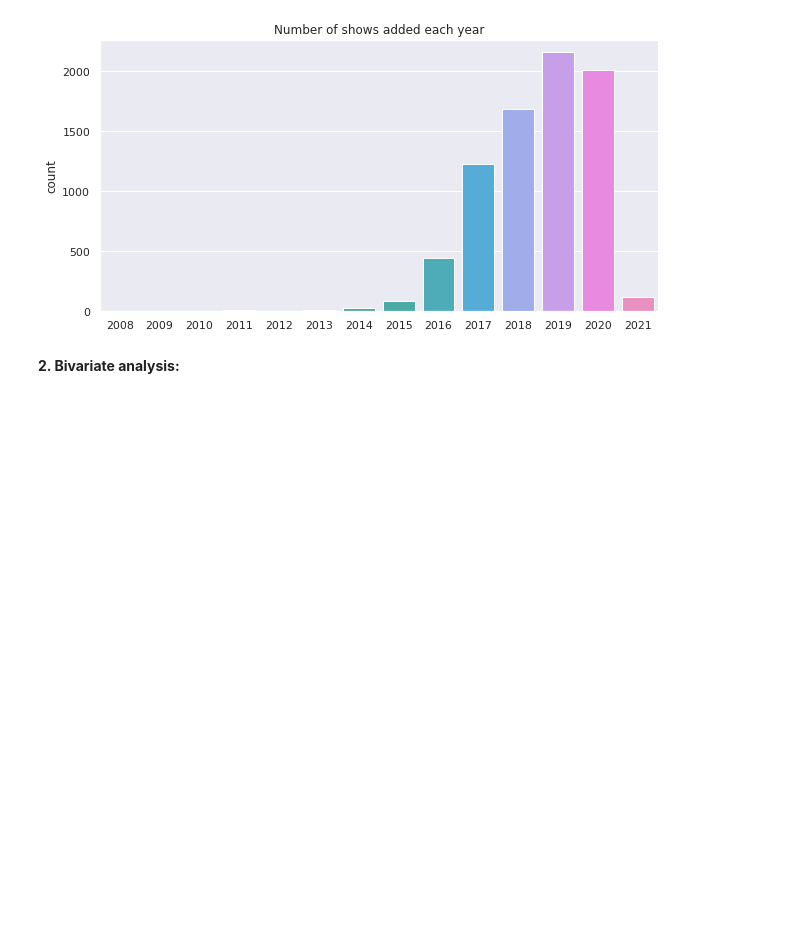
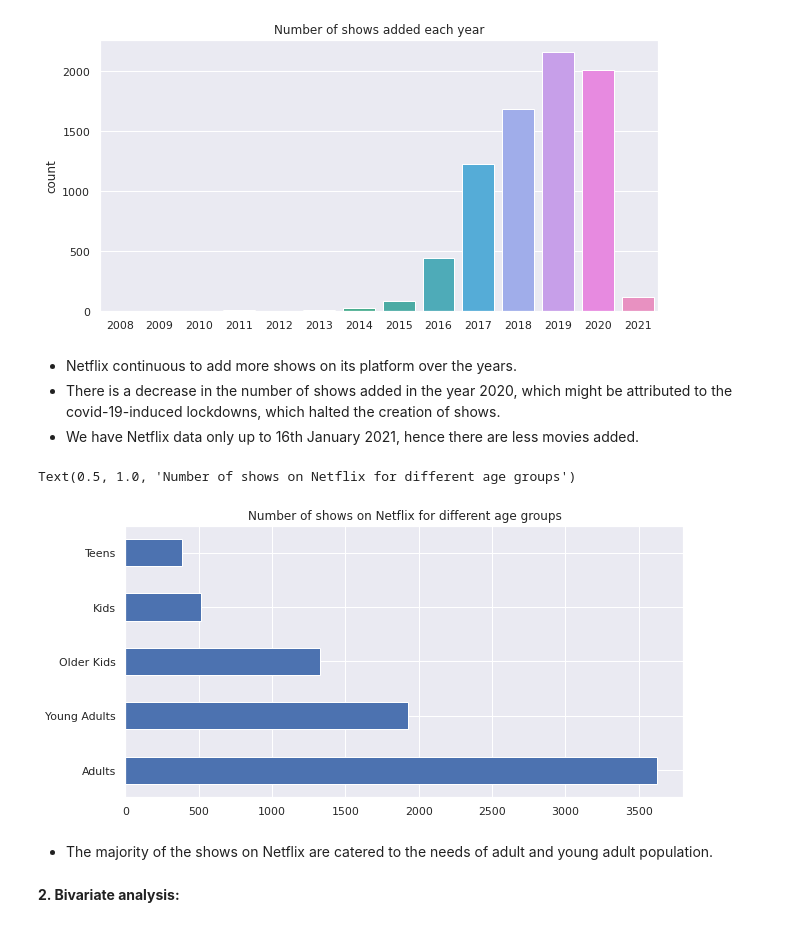
Before and after one commit to shaloy-lewis/Netflix_movies_and_tv_shows_clustering, a Jupyter notebook: Netflix_Movies_and_TV_Shows_Clustering_Shaloy_Lewis.ipynb, the cells around one changed output. Saved outputs shown, nothing was run; the diff lists cells and outputs as text; code cells hidden in the pictures; blank space fills up the shorter version.

```diff
--- a/Netflix_Movies_and_TV_Shows_Clustering_Shaloy_Lewis.ipynb
+++ b/Netflix_Movies_and_TV_Shows_Clustering_Shaloy_Lewis.ipynb
@@ -471,6 +471,20 @@ plt.xlabel('')
 # %% [output]
 Text(0.5, 0, '')
 [figure]
+# %% [markdown]
+* Netflix continuous to add more shows on its platform over the years.
+* There is a decrease in the number of shows added in the year 2020, which might be attributed to the covid-19-induced lockdowns, which halted the creation of shows.
+* We have Netflix data only up to 16th January 2021, hence there are less movies added.
+# %%
+# Number of shows on Netflix for different age groups
+plt.figure(figsize=(10,5))
+df.rating.value_counts().plot(kind='barh')
+plt.title('Number of shows on Netflix for different age groups')
+# %% [output]
+Text(0.5, 1.0, 'Number of shows on Netflix for different age groups')
+[figure, added]
+# %% [markdown]
+* The majority of the shows on Netflix are catered to the needs of adult and young adult population.
 # %% [markdown]
 **2. Bivariate analysis:**
 # %%
```
Also changed, not shown: parts of 29 cells of this notebook.
